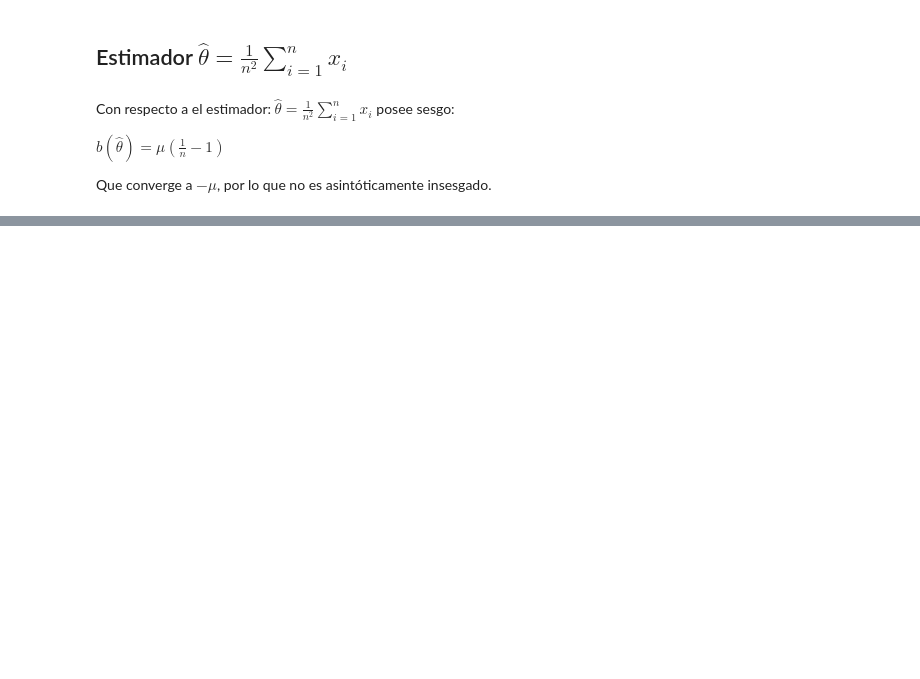
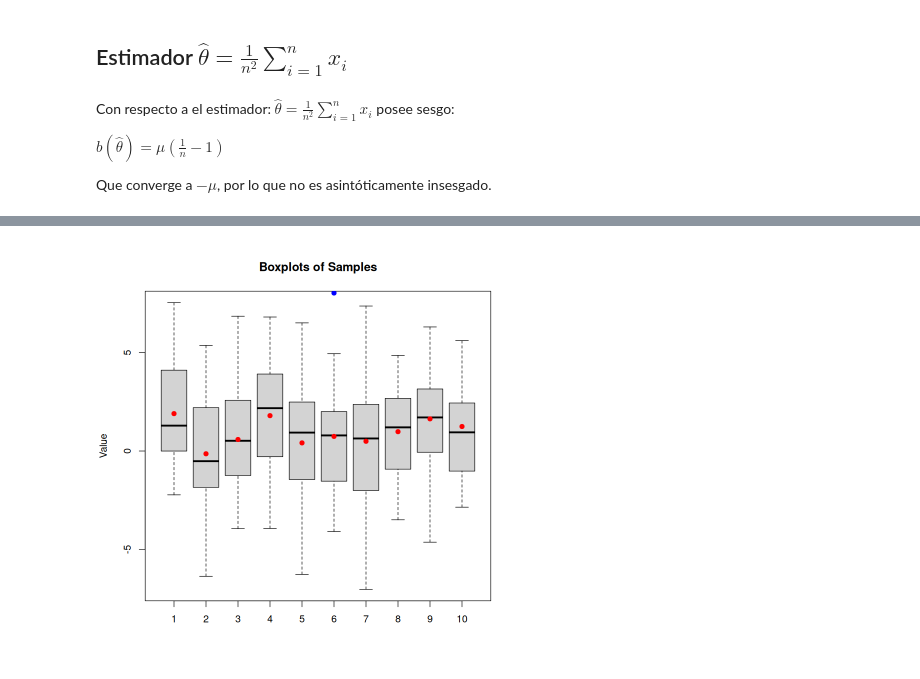
Before and after one commit to BritoAlv/cs, a Jupyter notebook: cp_statistics/cp1Rej1.ipynb, the cells around one changed output, grey strips where cells are left out. Drawn from its saved outputs; the diff is of its cells as text; code cells hidden in the pictures; blank space fills up the shorter version.

Commit message:
R plots

```diff
--- a/cp_statistics/cp1Rej1.ipynb
+++ b/cp_statistics/cp1Rej1.ipynb
@@ -15,6 +15,6 @@ hist(population)
 # %%
-number_observations <- 10000
-sample_size <- 2000
+number_observations <- 10
+sample_size <- 20
 samples <- list()
 for (i in 1:number_observations) {
   samples[[i]] <- sample(population, sample_size)
@@ -125,0 +134,13 @@ La varianza converge a $0$, para ser consistente es necesario también que no te
+# %%
+# Assuming 'samples' is your data.
+boxplot(samples, main = "Boxplots of Samples", ylab = "Value", outline = FALSE)
+for (i in 1:length(samples)) {
+  points(i, mean(samples[[i]]), col = "red", pch = 19)
+}
+
+for (i in 1:length(samples)) {
+  bp_stats <- boxplot.stats(samples[[i]])
+  points(rep(i, length(bp_stats$out)), bp_stats$out, col = "blue", pch = 19)
+}
+# %% [output]
+[figure, added]
```
Also changed, not shown: parts of 10 cells of this notebook, 6 other files.
